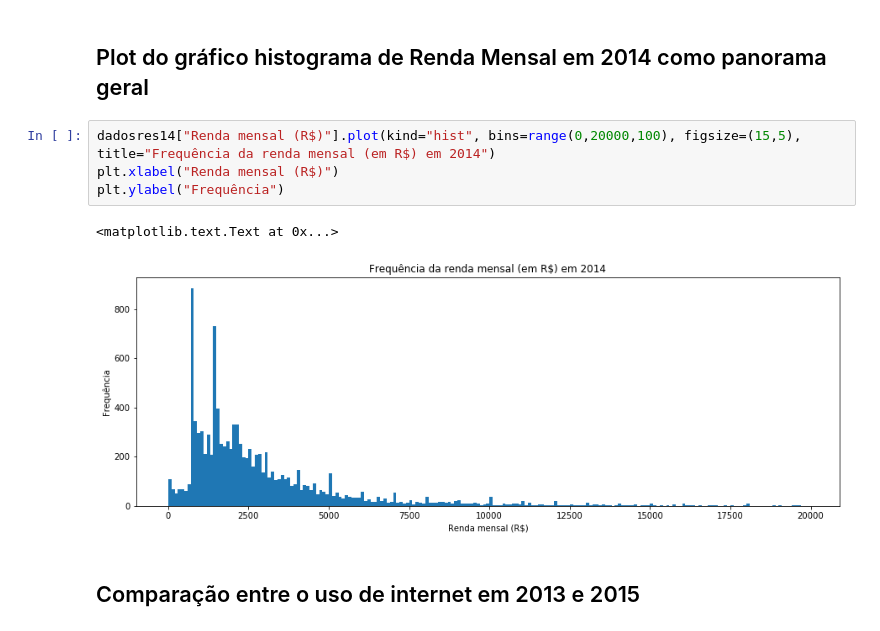
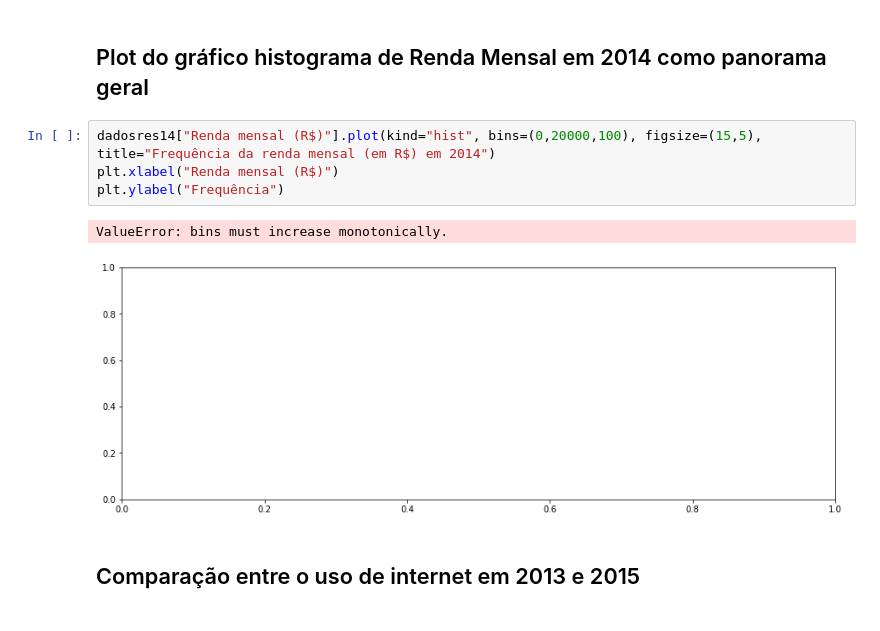
Before and after one commit to LiuSeeker/CieDados, a Jupyter notebook: Projeto 1/Projeto 1.ipynb, the cells around one changed output. Drawn from its saved outputs; the diff is of its cells as text.

```diff
--- a/Projeto 1/Projeto 1.ipynb
+++ b/Projeto 1/Projeto 1.ipynb
@@ -168,12 +168,12 @@ dadosres
 # %% [markdown]
 ## Plot do gráfico histograma de Renda Mensal em 2014 como panorama geral
 # %%
-dadosres14["Renda mensal (R$)"].plot(kind="hist", bins=range(0,20000,100), figsize=(15,5), title="Frequência da renda mensal (em R$) em 2014")
+dadosres14["Renda mensal (R$)"].plot(kind="hist", bins=(0,20000,100), figsize=(15,5), title="Frequência da renda mensal (em R$) em 2014")
 plt.xlabel("Renda mensal (R$)")
 plt.ylabel("Frequência")
 # %% [output]
-<matplotlib.text.Text at 0x...>
+ValueError: bins must increase monotonically.
-[figure, old version]
+[figure, new version]
 # %% [markdown]
 ## Comparação entre o uso de internet em 2013 e 2015
 # %%
```
Also changed, not shown: parts of 2 cells of this notebook, 49 other files.
